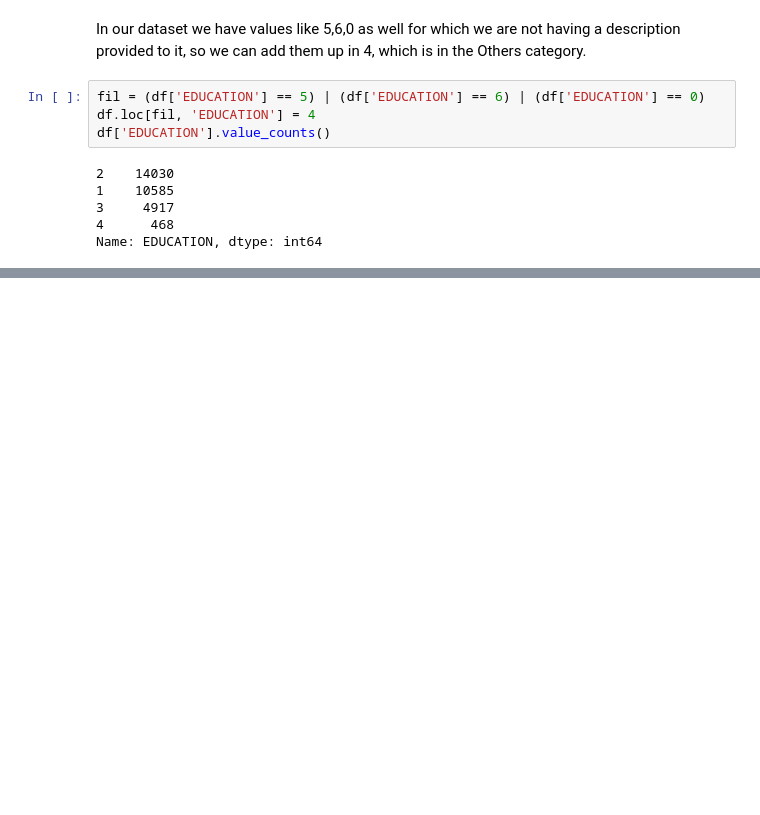
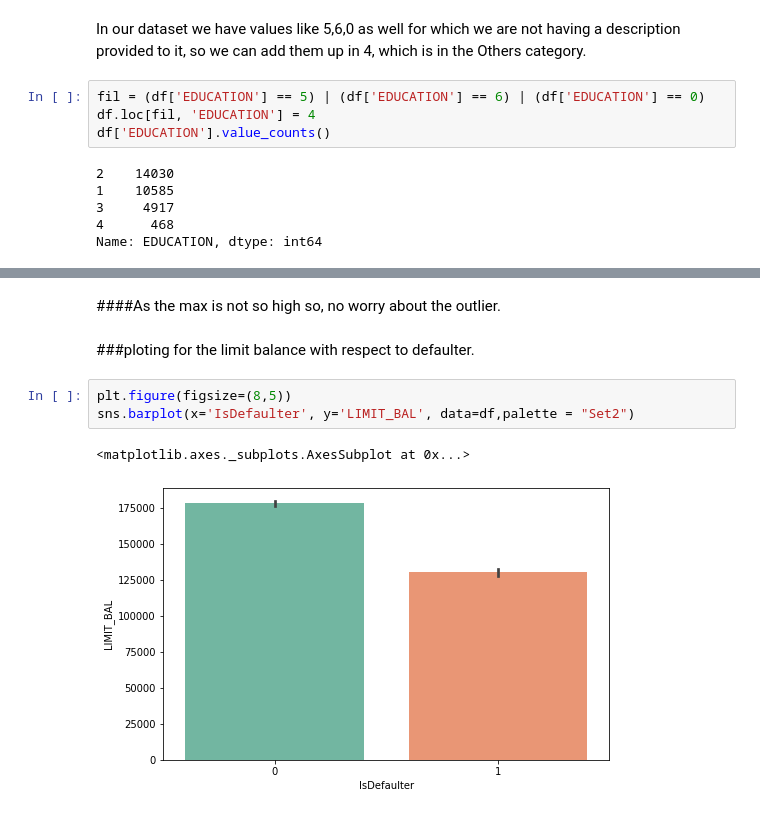
Before and after one commit to Asohail115/Credit-Card-Default-Prediction, a Jupyter notebook: Credit_Card_Default_Prediction.ipynb, the cells around one changed output, grey strips where cells are left out. Saved outputs shown, nothing was run; the diff lists cells and outputs as text; blank space fills up the shorter version.

```diff
--- a/Credit_Card_Default_Prediction.ipynb
+++ b/Credit_Card_Default_Prediction.ipynb
@@ -218,0 +343,10 @@ Name: EDUCATION, dtype: int64
+# %% [markdown]
+####As the max is not so high so, no worry about the outlier.
+# %% [markdown]
+###ploting for the limit balance with respect to defaulter.
+# %%
+plt.figure(figsize=(8,5))
+sns.barplot(x='IsDefaulter', y='LIMIT_BAL', data=df,palette = "Set2")
+# %% [output]
+<matplotlib.axes._subplots.AxesSubplot at 0x...>
+[figure, added]
```
Also changed, not shown: parts of 81 cells of this notebook.
